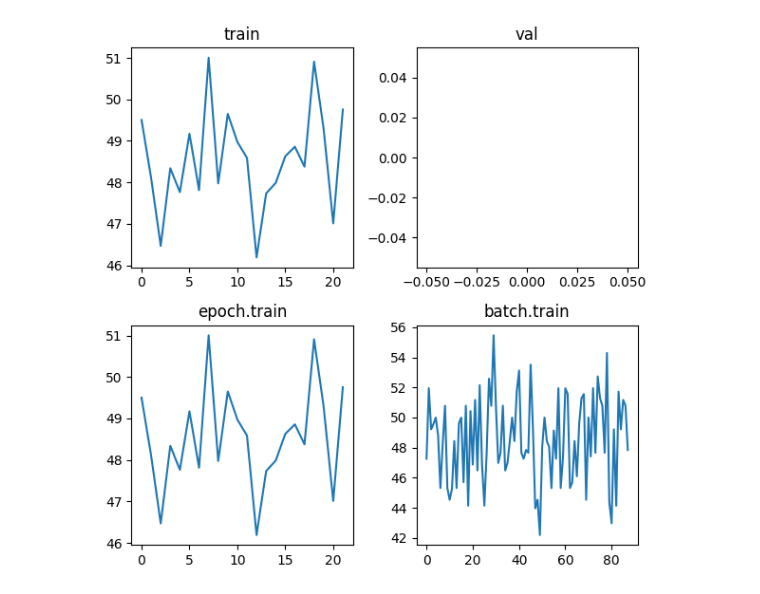
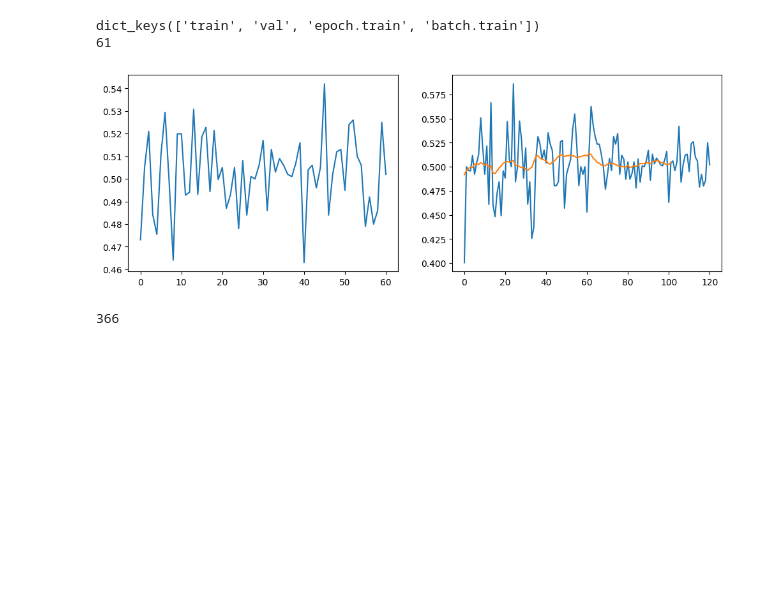
Before and after one commit to Minecraftian14/rs-fatigue-aware-dual-system-recommender-system, a Jupyter notebook: sandbox/kuairec_system_1_training.ipynb, the cells around one changed output. Cells and saved outputs as stored; diff of their text form; code cells hidden in the pictures; blank space fills up the shorter version.

Commit message:
Savepoint
Refactored `ThreeTowerRecommender` to incorporate bias terms for user and item models. Updated notebook with new imports, dataset logic, and updated sequence representation.

```diff
--- a/sandbox/kuairec_system_1_training.ipynb
+++ b/sandbox/kuairec_system_1_training.ipynb
@@ -57,6 +56,7 @@ except:
     traceback.print_exc()
 # %%
 try:
-    trainer.load_checkpoint('checkpoint_RegressionBasedBPEModel_001_20260402_171557_0.7496953347667319.pt', save_backup=False)
+    # trainer.load_checkpoint('checkpoint_RegressionBasedBPEModel_001_20260402_171557_0.7496953347667319.pt', save_backup=False)
+    trainer.load_checkpoint('model_embedder_v4.1_mse_only.pt', save_backup=False)
 except:
     traceback.print_exc()
@@ -150,0 +397,10 @@ except:
+# %%
+try:
+    pos = 0
+    neg = 0
+    for _, ((uid, uft, hids, hfts, hclk), (iem, clk)) in zip(tqdm.tqdm(range(len(umd))), umd):
+        if clk == 1: pos += 1
+        else: neg += 1
+    print(pos, neg)
+except:
+    traceback.print_exc()
@@ -150,0 +488,8 @@ except:
+# %%
+try:
+    for _, ((uid, uft, hids, hfts, hclk), (iem, clk)) in zip(range(1), umd):
+        print(uid)
+        print((umd.users[uid].preference * iem).sum())
+        print(clk)
+except:
+    traceback.print_exc()
@@ -176,10 +535,12 @@ loss = None
 try:
     trainer = Trainer(
         model=recommender,
-        train_dataloader=data.DataLoader(umd, batch_size=256, collate_fn=collate_fn),
-        epochs=10,
-        criterion=bce_loss,
-        optimizer=lambda x: torch.optim.Adam(x, lr=0.0001),
+        train_dataloader=data.DataLoader(umd, batch_size=4096, collate_fn=collate_fn),
+        epochs=1,
+        dataset_fraction=1,
+        # criterion=bce_loss,
+        criterion=mse_loss,
+        optimizer=lambda x: torch.optim.Adam(x, lr=0.01),
         record_per_epoch_training_loss=True,
         record_per_batch_training_loss=True,
         loss=loss,
@@ -213,10 +574,26 @@ Epoch: 10/10    Train Loss: 49.75    TTS: 276.66    ETA: 0.00
 # %%
 try:
-    _, axs = plt.subplots(2, 2, figsize=(6, 6))
-    for ax, data in zip(axs.flatten(), trainer.loss):
-        miscellaneous.plot_data(trainer.loss[data], title=data, ax=ax)
-    plt.tight_layout(), plt.show()
+    def running_average(arr, window=20):
+        return np.convolve(arr, np.ones(window), 'valid') / window
+
+
+    print(trainer.loss.keys())
+    print(len(trainer.loss['epoch.train']))
+    _, axs = plt.subplots(1, 2, figsize=(12, 4))
+    axs[0].plot(trainer.loss['train'])
+    axs[1].plot(trainer.loss['batch.train'])
+    axs[1].plot(running_average(trainer.loss['batch.train']))
 except:
     traceback.print_exc()
 # %% [output]
+dict_keys(['train', 'val', 'epoch.train', 'batch.train'])
+61
-[figure, old version]
+[figure, new version]
+# %%
+try:
+    print(len(trainer.loss['batch.train']))
+    # trainer.loss['batch.train'] = trainer.loss['batch.train'][250:]
+except:
+    traceback.print_exc()
+# %% [output]
+366
```
Also changed, not shown: parts of 15 cells of this notebook, 5 other files.
